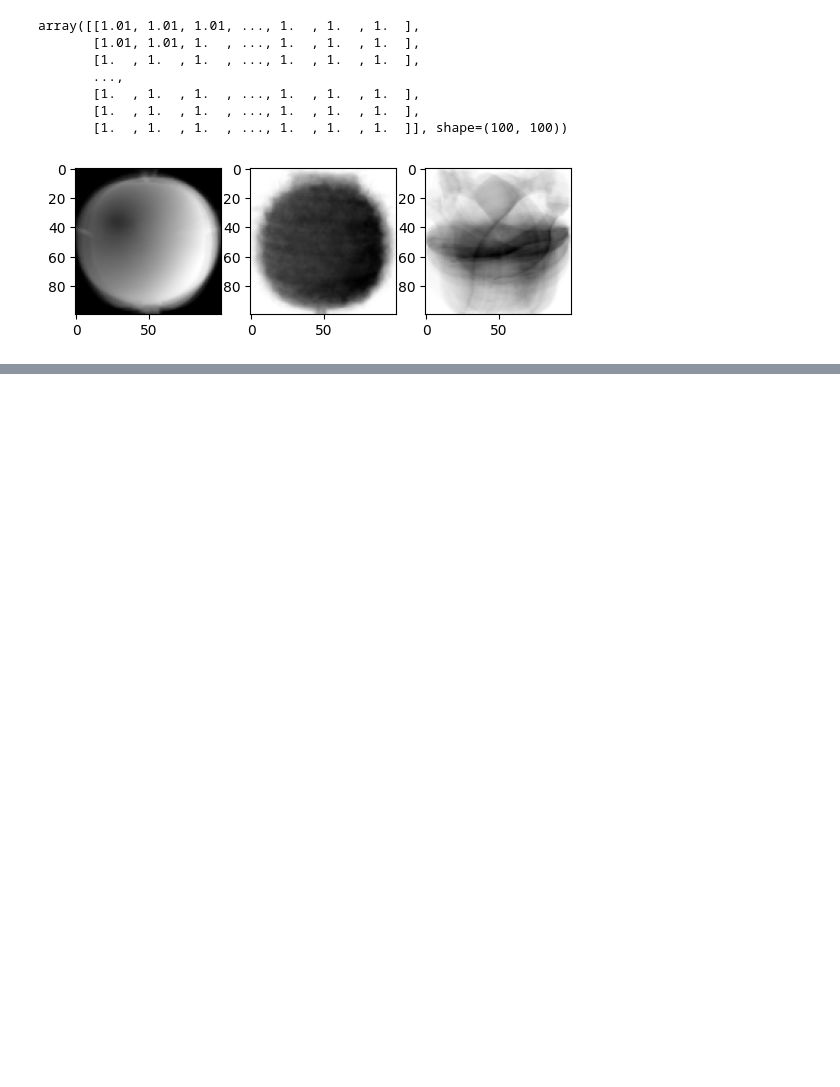
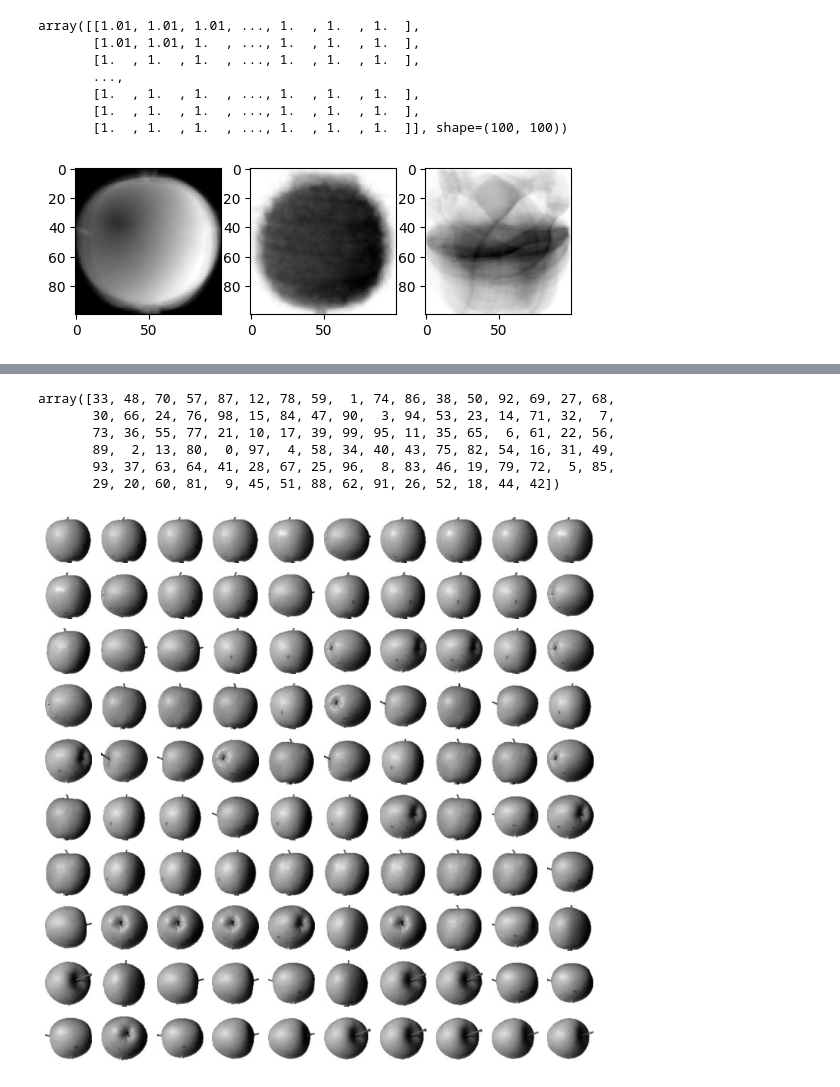
Before and after one commit to JSPARK0931/2025python, a Jupyter notebook: 02code/01test_new/16ml_cl01.ipynb, the cells around one changed output, grey strips where cells are left out. Cells and saved outputs as stored; diff of their text form; code cells hidden in the pictures; blank space fills up the shorter version.

```diff
--- a/02code/01test_new/16ml_cl01.ipynb
+++ b/02code/01test_new/16ml_cl01.ipynb
@@ -173,0 +196,6 @@ plt.show()
+# %%
+abs_diff  = np.abs(fruits - apple_mean)
+print(abs_diff.shape)
+
+abs_mean = np.mean(abs_diff, axis=(1,2))
+print(abs_mean.shape)
@@ -173,0 +225,23 @@ plt.show()
+# %%
+# argsort : 정렬된 values의 최소값으로 정렬된 된 index 값
+apple_index = np.argsort(abs_mean)
+apple_index[:100]
+# %% [output]
+array([33, 48, 70, 57, 87, 12, 78, 59,  1, 74, 86, 38, 50, 92, 69, 27, 68,
+       30, 66, 24, 76, 98, 15, 84, 47, 90,  3, 94, 53, 23, 14, 71, 32,  7,
+       73, 36, 55, 77, 21, 10, 17, 39, 99, 95, 11, 35, 65,  6, 61, 22, 56,
+       89,  2, 13, 80,  0, 97,  4, 58, 34, 40, 43, 75, 82, 54, 16, 31, 49,
+       93, 37, 63, 64, 41, 28, 67, 25, 96,  8, 83, 46, 19, 79, 72,  5, 85,
+       29, 20, 60, 81,  9, 45, 51, 88, 62, 91, 26, 52, 18, 44, 42])
+# %%
+fig,axs = plt.subplots(10,10, figsize=(10,10))
+# 0 1 2 3 4 5 6 7 8 9
+# 10 11 12 13 14 15 16 17 18 19
+# 20 21 22 23 24 25 26 27 28 29
+for i in range(10):
+    for  j in range(10):
+        axs[i,j].imshow(fruits[apple_index[i*10+j]], cmap='gray_r')
+        axs[i,j].axis('off')
+plt.show()
+# %% [output]
+[figure, added]
```
Also changed, not shown: parts of 5 cells of this notebook, 1 other file.
